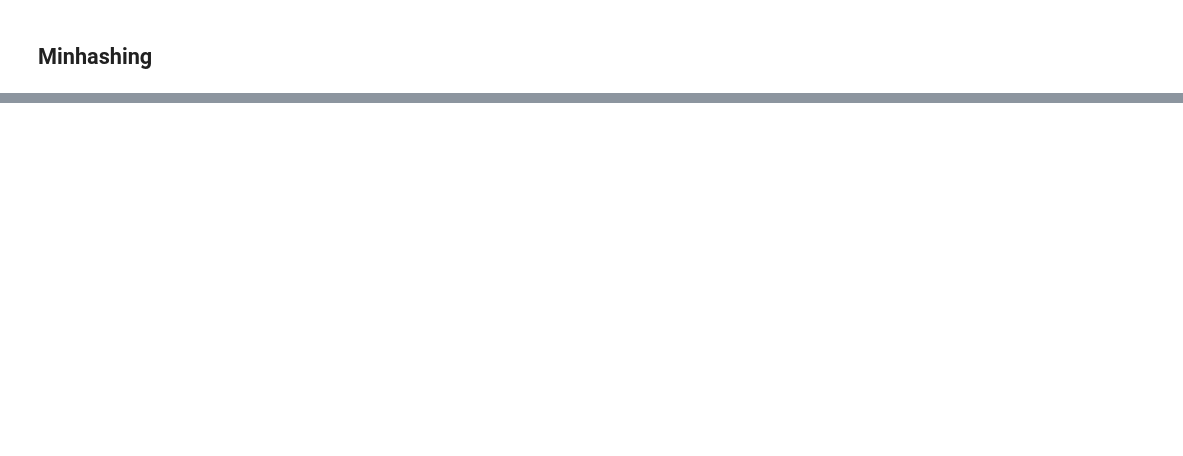
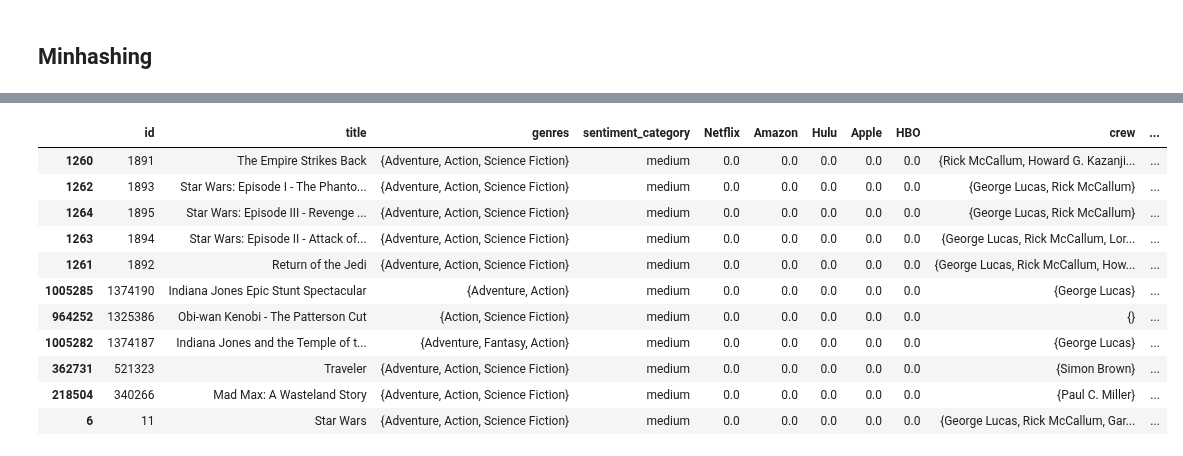
Before and after one commit to paulagambus/ctds_project, a Jupyter notebook: final_notebook.ipynb, the cells around one changed output, grey strips where cells are left out. Saved outputs shown, nothing was run; the diff lists cells and outputs as text; code cells hidden in the pictures; blank space fills up the shorter version.

```diff
--- a/final_notebook.ipynb
+++ b/final_notebook.ipynb
@@ -196,0 +281,6 @@ data.head()
+# %%
+# list of one-hot encoded features
+one_hot_features = ['Netflix', 'Amazon', 'Hulu', 'Apple', 'HBO']
+
+# list of non-one-hot encoded features
+non_one_hot_features = ['genres', 'sentiment_category', 'crew', 'production_companies', 'production_countries']
@@ -196,0 +289,8 @@ data.head()
+# %%
+minhashes = []
+for idx, movie in tqdm(data.iterrows(), total=len(data), desc="Creating MinHashes"):
+    minhash = create_combined_minhash(movie, one_hot_features, non_one_hot_features)
+    minhashes.append(minhash)
+# %%
+data['minhash'] = minhashes
+data.head()
@@ -196,0 +345,7 @@ data.head()
+# %%
+# ask the user to input a movie title
+movie_title = input("Enter a movie title: ")
+
+print('The movie title that you entered is:', movie_title)
+# estimate the Jaccard similarity with the specified movie
+similarity_scores, movie_id = estimate_jaccard_similarity(data, minhashes, movie_title)
@@ -196,0 +375,32 @@ data.head()
+# %%
+# Function to create a DataFrame with the top N similar movies
+def create_top_n_dataframe(similarity_scores, data, movie_id, n=10):
+    columns = ['title', 'crew', 'production_companies', 'production_countries', 'sentiment_category', 'Netflix', 'Amazon', 'Hulu', 'Apple', 'HBO']
+    top_n_df = pd.DataFrame(columns=columns)
+    top_n_list = []
+
+    for movie, score, minhash, id in similarity_scores[:n]:
+        movie_data = data[data['id'] == id]
+        top_n_list.append(movie_data)
+
+    top_n_list.append(data[data['id'] == movie_id])
+    top_n_df = pd.concat(top_n_list)
+
+    return top_n_df
+
+# Create the DataFrame with the top 10 similar movies
+top_10_df = create_top_n_dataframe(similarity_scores, data, movie_id, n=10)
+top_10_df
+# %% [output]
+|  | id | title | genres | sentiment_category | Netflix | Amazon | Hulu | Apple | HBO | crew | ... |
+| 1260 | 1891 | The Empire Strikes Back | {Adventure, Action, Science Fiction} | medium | 0.0 | 0.0 | 0.0 | 0.0 | 0.0 | {Rick McCallum, Howard G. Kazanji... | ... |
+| 1262 | 1893 | Star Wars: Episode I - The Phanto... | {Adventure, Action, Science Fiction} | medium | 0.0 | 0.0 | 0.0 | 0.0 | 0.0 | {George Lucas, Rick McCallum} | ... |
+| 1264 | 1895 | Star Wars: Episode III - Revenge ... | {Adventure, Action, Science Fiction} | medium | 0.0 | 0.0 | 0.0 | 0.0 | 0.0 | {George Lucas, Rick McCallum} | ... |
+| 1263 | 1894 | Star Wars: Episode II - Attack of... | {Adventure, Action, Science Fiction} | medium | 0.0 | 0.0 | 0.0 | 0.0 | 0.0 | {George Lucas, Rick McCallum, Lor... | ... |
+| 1261 | 1892 | Return of the Jedi | {Adventure, Action, Science Fiction} | medium | 0.0 | 0.0 | 0.0 | 0.0 | 0.0 | {George Lucas, Rick McCallum, How... | ... |
+| 1005285 | 1374190 | Indiana Jones Epic Stunt Spectacular | {Adventure, Action} | medium | 0.0 | 0.0 | 0.0 | 0.0 | 0.0 | {George Lucas} | ... |
+| 964252 | 1325386 | Obi-wan Kenobi - The Patterson Cut | {Action, Science Fiction} | medium | 0.0 | 0.0 | 0.0 | 0.0 | 0.0 | {} | ... |
+| 1005282 | 1374187 | Indiana Jones and the Temple of t... | {Adventure, Fantasy, Action} | medium | 0.0 | 0.0 | 0.0 | 0.0 | 0.0 | {George Lucas} | ... |
+| 362731 | 521323 | Traveler | {Adventure, Action, Science Fiction} | medium | 0.0 | 0.0 | 0.0 | 0.0 | 0.0 | {Simon Brown} | ... |
+| 218504 | 340266 | Mad Max: A Wasteland Story | {Adventure, Action, Science Fiction} | medium | 0.0 | 0.0 | 0.0 | 0.0 | 0.0 | {Paul C. Miller} | ... |
+| 6 | 11 | Star Wars | {Adventure, Action, Science Fiction} | medium | 0.0 | 0.0 | 0.0 | 0.0 | 0.0 | {George Lucas, Rick McCallum, Gar... | ... |
```
Also changed, not shown: parts of 32 cells of this notebook.
